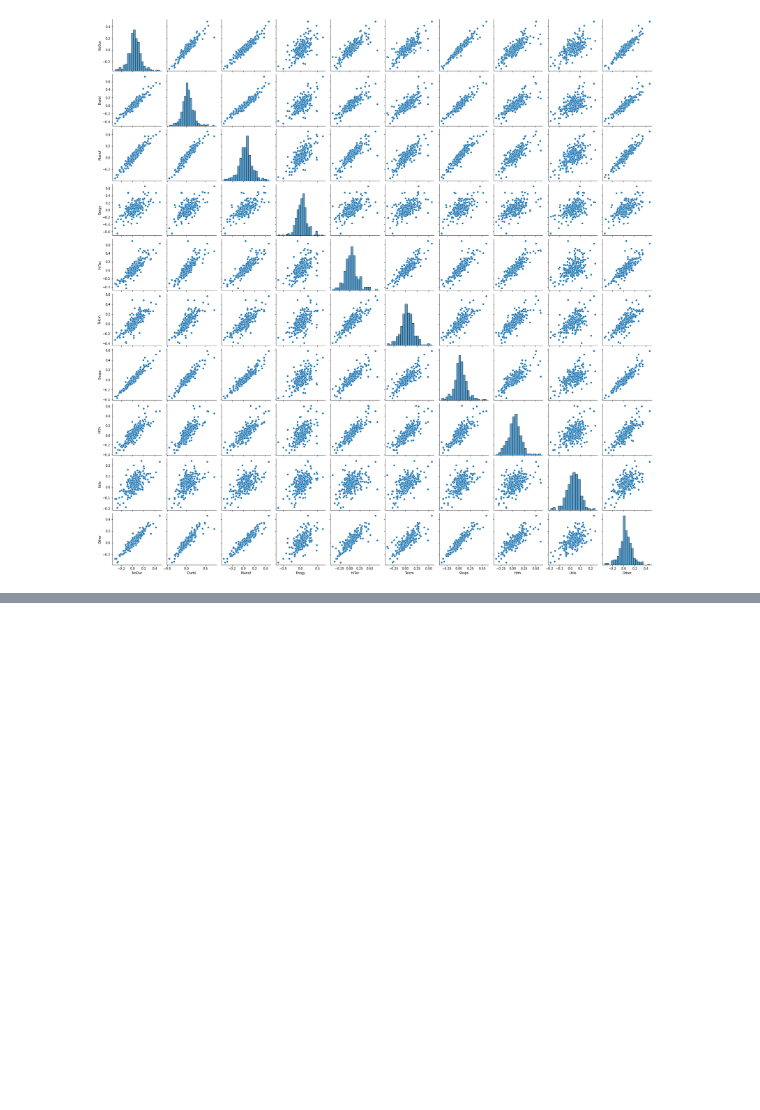
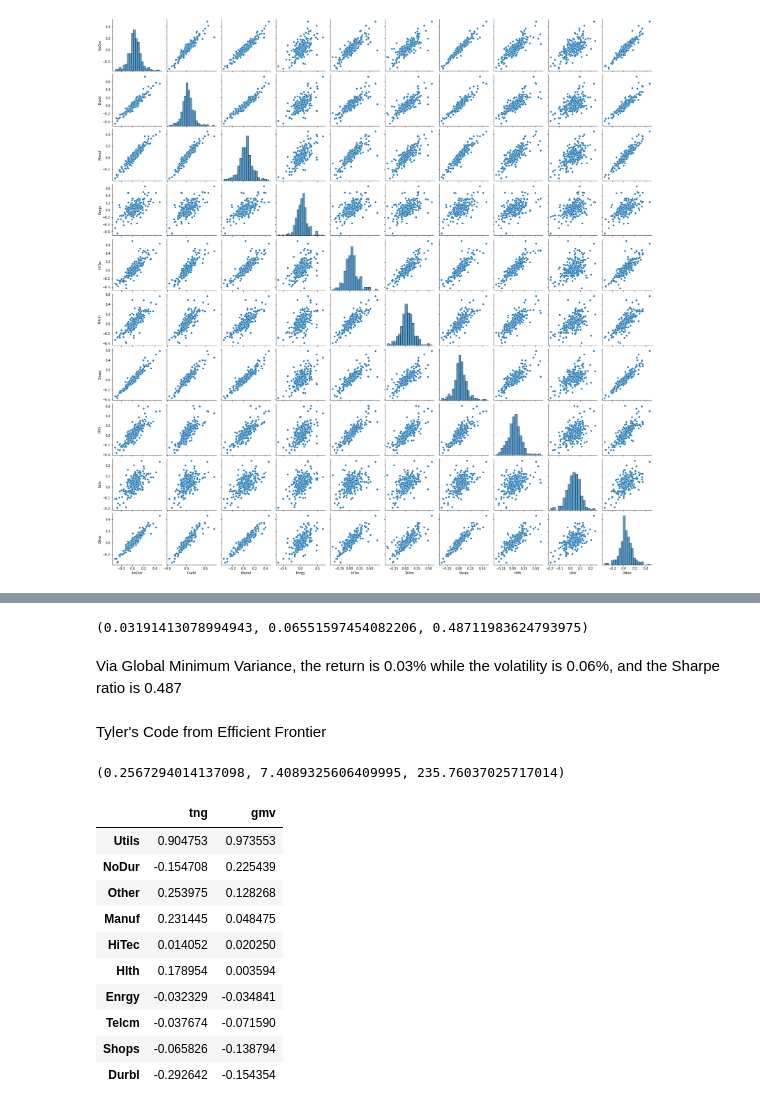
Before and after one commit to vargopal/stockMarket, a Jupyter notebook: F455_project.ipynb, the cells around one changed output, grey strips where cells are left out. Drawn from its saved outputs; the diff is of its cells as text; code cells hidden in the pictures; blank space fills up the shorter version.

Commit message:
Added Tyler's code and reconcile GMV

```diff
--- a/F455_project.ipynb
+++ b/F455_project.ipynb
@@ -404,0 +460,44 @@ def mvs(weights):
+# %%
+mvs(gmv['x'])
+# %% [output]
+(0.03191413078994943, 0.06551597454082206, 0.48711983624793975)
+# %% [markdown]
+Via Global Minimum Variance, the return is 0.03% while the volatility is 0.06%, and the Sharpe ratio is 0.487
+# %% [markdown]
+Tyler's Code from Efficient Frontier
+# %%
+merged_weighting = merged_df[industry_name]
+# %%
+mu = merged_weighting.mean().values
+sigma = merged_weighting.cov().values
+# %%
+N = len(mu)
+sigma_inv = inv(sigma)
+
+A = mu.T @ sigma_inv @ mu
+B = mu.T @ sigma_inv @ np.ones(N)
+C = np.ones(N).T @ sigma_inv @ np.ones(N)
+
+A, B, C
+# %% [output]
+(0.2567294014137098, 7.4089325606409995, 235.76037025717014)
+# %%
+#Portfolio Weights
+w_tng = sigma_inv @ mu / B
+w_gmv = sigma_inv @ np.ones(N) / C
+
+pd.DataFrame({'tng': w_tng,
+              'gmv': w_gmv},
+             index=merged_weighting.columns).sort_values('gmv', ascending=False)
+# %% [output]
+|  | tng | gmv |
+| Utils | 0.904753 | 0.973553 |
+| NoDur | -0.154708 | 0.225439 |
+| Other | 0.253975 | 0.128268 |
+| Manuf | 0.231445 | 0.048475 |
+| HiTec | 0.014052 | 0.020250 |
+| Hlth | 0.178954 | 0.003594 |
+| Enrgy | -0.032329 | -0.034841 |
+| Telcm | -0.037674 | -0.071590 |
+| Shops | -0.065826 | -0.138794 |
+| Durbl | -0.292642 | -0.154354 |
```
Also changed, not shown: parts of 12 cells of this notebook, 1 other file.
